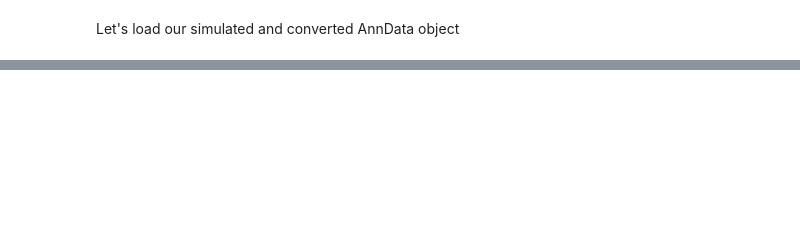
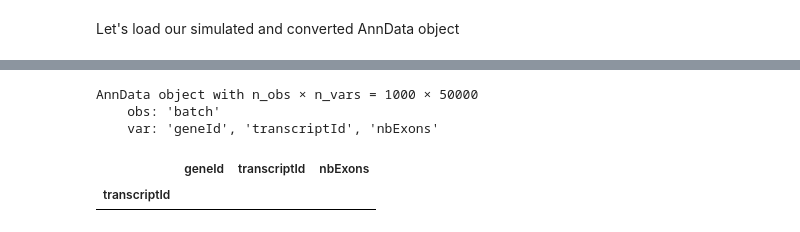
Before and after one commit to cobioda/longreadtools, a Jupyter notebook: nbs/Isomatrix_tools.ipynb, the cells around one changed output, grey strips where cells are left out. Saved outputs shown, nothing was run; the diff lists cells and outputs as text; code cells hidden in the pictures; blank space fills up the shorter version.

Commit message:
Added feature standardisation and concatanation of isomatrix anndata functions

```diff
--- a/nbs/Isomatrix_tools.ipynb
+++ b/nbs/Isomatrix_tools.ipynb
@@ -277,0 +407,40 @@ converted_simulation.var
+# %%
+import anndata as ad
+
+def concatenate_anndata(h5ad_inputs: list, # A list of AnnData objects or paths to .h5ad files.
+                         standardization_method='union' # The method to standardize the feature sets across all AnnData objects. It can be either 'union' or 'intersection'. Default is 'union'.
+                         ) -> AnnData: # The concatenated AnnData object.
+    """
+    This function concatenates multiple AnnData objects into a single AnnData object.
+    """
+
+    # Check if inputs are paths or actual anndata objects
+    if isinstance(h5ad_inputs[0], str):
+        # If inputs are paths, read the .h5ad files and generate batch keys based on the directory names
+        to_concat = [sc.read_h5ad(input, backed='r') for input in h5ad_inputs]
+        batch_keys = [os.path.basename(os.path.dirname(input)) for input in h5ad_inputs]
+    else:
+        # If inputs are AnnData objects, use them directly and generate unique batch keys for each dataset
+        to_concat = h5ad_inputs
+        batch_keys = [f"batch_{i}" for i, adata in enumerate(h5ad_inputs)]
+
+    # Apply feature set standardization
+    to_concat = feature_set_standardization(to_concat, standardization_method)
+
+    # Ensure unique keys for concatenation
+    if len(batch_keys) != len(set(batch_keys)):
+        # If batch keys are not unique, create new unique batch keys
+        batch_keys = [f"batch_{i}" for i in range(len(to_concat))]
+
+    # Concatenate anndata objects
+    concat_anndata = ad.concat(
+        to_concat,
+        join="outer",
+        label='batch',
+        keys=batch_keys,
+    )
+
+    # Set the .var attribute of the concatenated AnnData object to be the same as the first input AnnData object
+    concat_anndata.var = to_concat[0].var
+
+    return concat_anndata
@@ -278,3 +466,16 @@ converted_simulation.var
+# %%
+andata_concat
+# %% [output]
+AnnData object with n_obs × n_vars = 1000 × 50000
+    obs: 'batch'
+    var: 'geneId', 'transcriptId', 'nbExons'
+# %%
+andata_concat_int = concatenate_anndata(anndata_paths, standardization_method = 'intersection')
+# %%
+andata_concat_int.var
+# %% [output]
+|  | geneId | transcriptId | nbExons |
+| transcriptId |  |  |  |
 # %%
 #| hide
 import nbdev; nbdev.nbdev_export()
```
Also changed, not shown: parts of 12 cells of this notebook, 21 other files.
